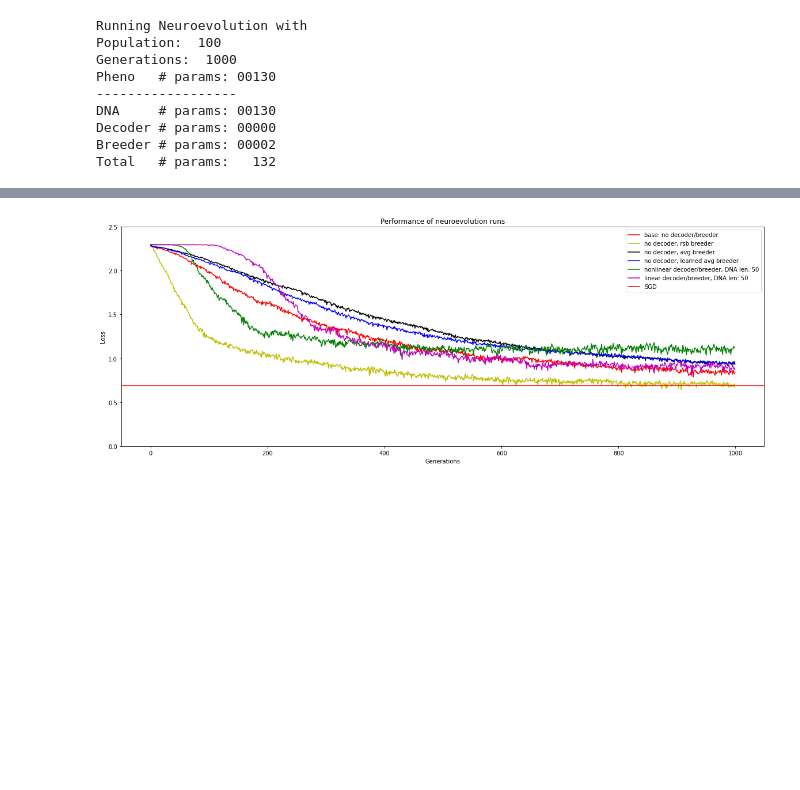
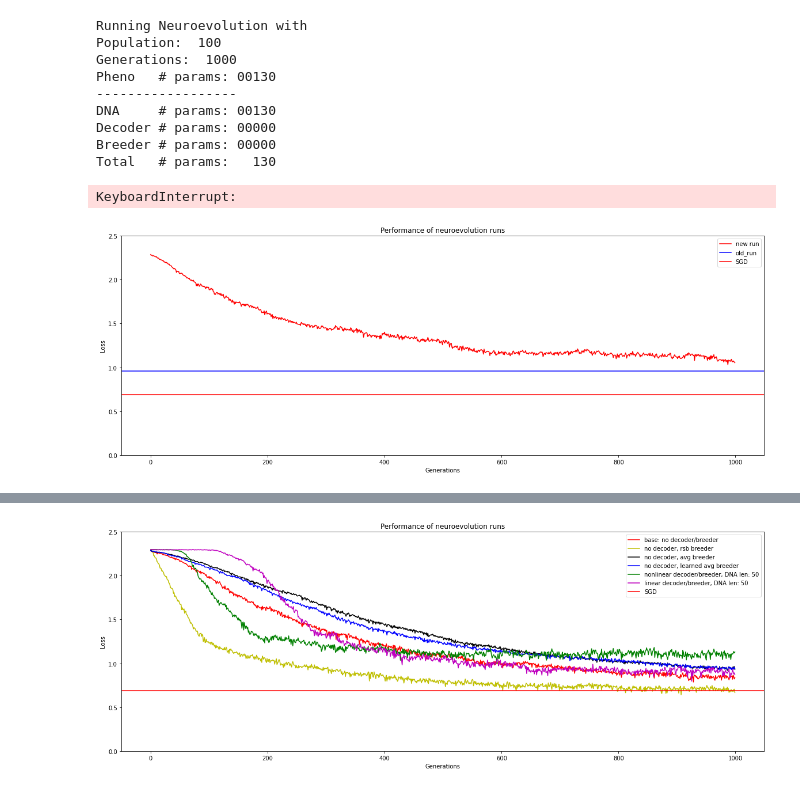
Before and after one commit to akarshkumar0101/evolved-neuroevolution, a Jupyter notebook: ne_experiment.ipynb, the cells around one changed output, grey strips where cells are left out. Saved outputs shown, nothing was run; the diff lists cells and outputs as text; code cells hidden in the pictures; blank space fills up the shorter version.

```diff
--- a/ne_experiment.ipynb
+++ b/ne_experiment.ipynb
@@ -41,12 +41,12 @@ if os.path.exists(tb_log_dir):
 # %%
 logger = tb.SummaryWriter(tb_log_dir, flush_secs=5)
 # %%
-torch.manual_seed(0)
-np.random.seed(0)
+torch.manual_seed(1)
+np.random.seed(1)
 geno_config = {
     'pheno_class': models_pheno.SmallNet,
     'decoder_class': models_decode.IdentityDecoder,
-    'breeder_class': models_breed.ElementwiseLinearBreeder,
+    'breeder_class': models_breed.RandomSwapBreeder,
 
     'dna_mutate_lr': 1e-2,
     'dna_mutate_prob': 0,
@@ -57,7 +57,8 @@ geno_config = {
 
     'breed_mutate_lr': 1e-3,
     'breed_mutate_prob': 0,
-    'breed_weight_init_for_first_parent': False,
+#     'breed_weight_init_for_first_parent': False,
+    'breeder_init_zeros': True,
 
     'dna_len': 50,
     'dna_init_std': 1e-1,
@@ -67,23 +68,29 @@ evol_config = {
     'fitness_func': task.calc_pheo_fitness,
     'n_pop': 100,
     'n_gen': 1000,
-    'prob_sm_const': 1.,
-    'n_elite': 5,
-    'with_replacement': True,
-    'fit2prob_sm_iT': 1.,
-    'fit2prob_sm_normalize': True,
-    'crossover': True,
+
+    'select_cfg': {
+        'k_elite': 5,
+        'do_crossover': True,
+        'with_replacement': True,
+    },
+    'fit2prob_cfg': {
+        'inv_temp': 5,
+        'normalize': True,
+    },
 }
 log_config = {
     'logger': logger,
     'tag': 'temp',
+    'save_every_n_gens': 10,
+    'save_n_agents': 20,
 }
 
-tag = 'base'
+tag = 'learned_rsb_init0'
 # logger.add_text(tag, f'NE with config: {config}')
 
-ne_lavg = neuroevolution.Neuroevolution(geno_config, evol_config, device=device, verbose=True)
-ne_lavg.run_evolution(tqdm=tqdm, logger=logger, tag=tag)
+ne1= neuroevolution.Neuroevolution(geno_config, evol_config, device=device, verbose=True, logger=logger, tag=tag)
+ne1.run_evolution(tqdm=tqdm)
 
 # logger.add_hparams(config, {key: value[-1] for key, value in ne.fitdata.items()}, run_name=tag)
 # logger.add_hparams(config, {'best_fitness': ne.best_fitness, 'fitness_v_gen_AUC': ne.fitness_v_gen_AUC}, run_name=tag)
@@ -95,5 +102,6 @@ Pheno   # params: 00130
 ------------------
 DNA     # params: 00130
 Decoder # params: 00000
-Breeder # params: 00002
-Total   # params:   132
+Breeder # params: 00000
+Total   # params:   130
+KeyboardInterrupt:
@@ -101,0 +108,16 @@ np.logspace(1, 10)
+# %%
+a = np.min(util.arr_dict2dict_arr(ne1.calc_fitdata(ne1.pop))['loss'])
+# %%
+plt.figure(figsize=(20, 7))
+ind = [0]
+plt.plot(np.sort(util.arr_dict2dict_arr(np.array(ne.fitdata_gens))['loss'], axis=-1)[:, ind], c='r', label='new run')
+# plt.plot(np.sort(util.arr_dict2dict_arr(np.array(ne1.fitdata_gens))['loss'], axis=-1)[:, ind], c='b', label='old run')
+# plt.plot(np.sort(util.arr_dict2dict_arr(np.array(ne_lrsb_init0.fitdata_gens))['loss'], axis=-1)[:, ind], c='g', label='learned conv rsb breeder init 0')
+plt.axhline(a, c='b', label='old_run')
+plt.axhline(torch.load('data/mnist_sgd_eval')[models_pheno.SmallNet]['loss'], c='r', label='SGD')
+plt.title('Performance of neuroevolution runs')
+plt.xlabel('Generations'); plt.ylabel('Loss')
+plt.ylim(0, 2.5); plt.legend()
+plt.show()
+# %% [output]
+[figure, added]
```
Also changed, not shown: parts of 3 cells of this notebook, 2 other files.
